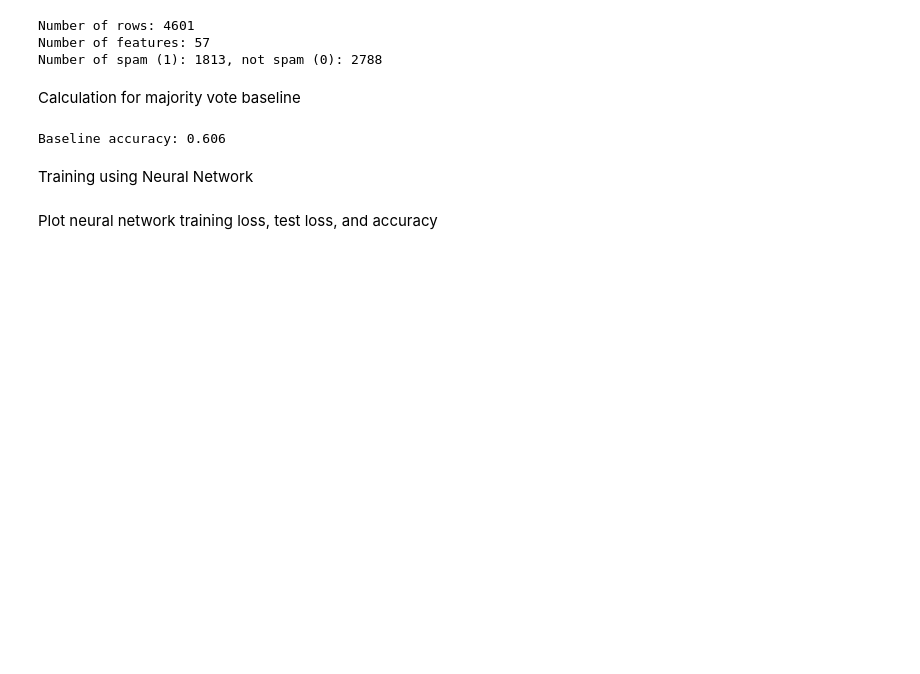
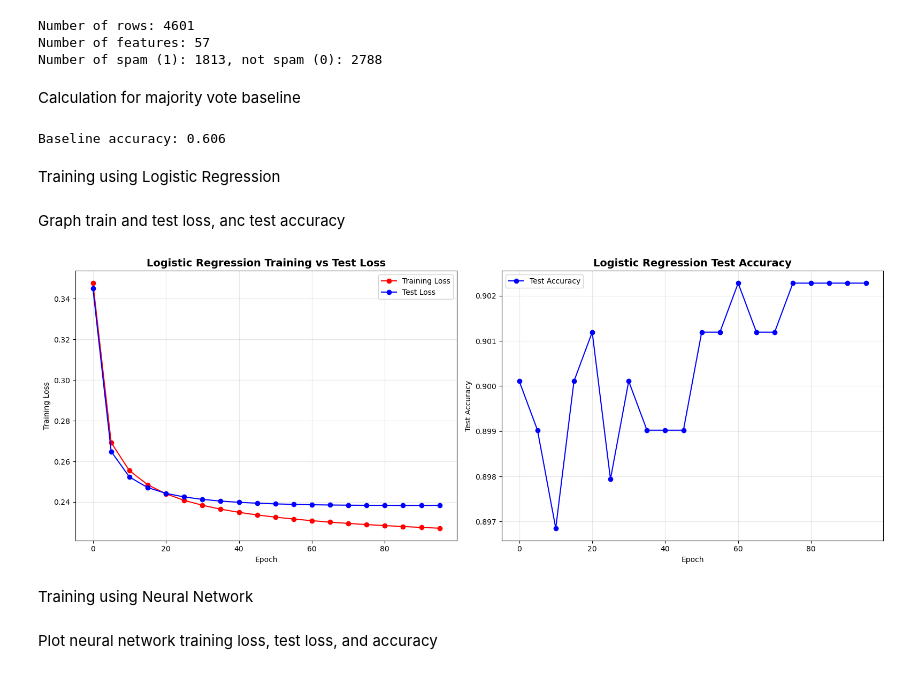
Before and after one commit to mayyan531/Spambase, a Jupyter notebook: spambase.ipynb, the cells around one changed output. Drawn from its saved outputs; the diff is of its cells as text; code cells hidden in the pictures; blank space fills up the shorter version.

```diff
--- a/spambase.ipynb
+++ b/spambase.ipynb
@@ -85,3 +91,5 @@ baseline_accuracy = (y == majority_class).mean()
 print(f"Baseline accuracy: {baseline_accuracy:.3f}")
 # %% [output]
 Baseline accuracy: 0.606
+# %% [markdown]
+Training using Logistic Regression
@@ -88,3 +123,27 @@ Baseline accuracy: 0.606
+# %% [markdown]
+Graph train and test loss, anc test accuracy
+# %%
+fig, axes = plt.subplots(1, 2, figsize=(16, 6))
+
+axes[0].plot(epoch_lr, train_loss_lr, label='Training Loss', color='red', marker='o')
+axes[0].plot(epoch_lr, test_loss_lr, label='Test Loss', color='blue', marker='o')
+axes[0].set_title('Logistic Regression Training vs Test Loss', fontsize=14, fontweight='bold')
+axes[0].set_xlabel('Epoch')
+axes[0].set_ylabel('Training Loss')
+axes[0].legend()
+axes[0].grid(True, alpha=0.3)
+
+axes[1].plot(epoch_lr, acc_lr, label='Test Accuracy', color='blue', marker='o')
+axes[1].set_title('Logistic Regression Test Accuracy', fontsize=14, fontweight='bold')
+axes[1].set_xlabel('Epoch')
+axes[1].set_ylabel('Test Accuracy')
+axes[1].legend()
+axes[1].grid(True, alpha=0.3)
+
+plt.tight_layout()
+plt.show()
+# %% [output]
+[figure, added]
 # %% [markdown]
 Training using Neural Network
 # %%
```
Also changed, not shown: parts of 5 cells of this notebook.
